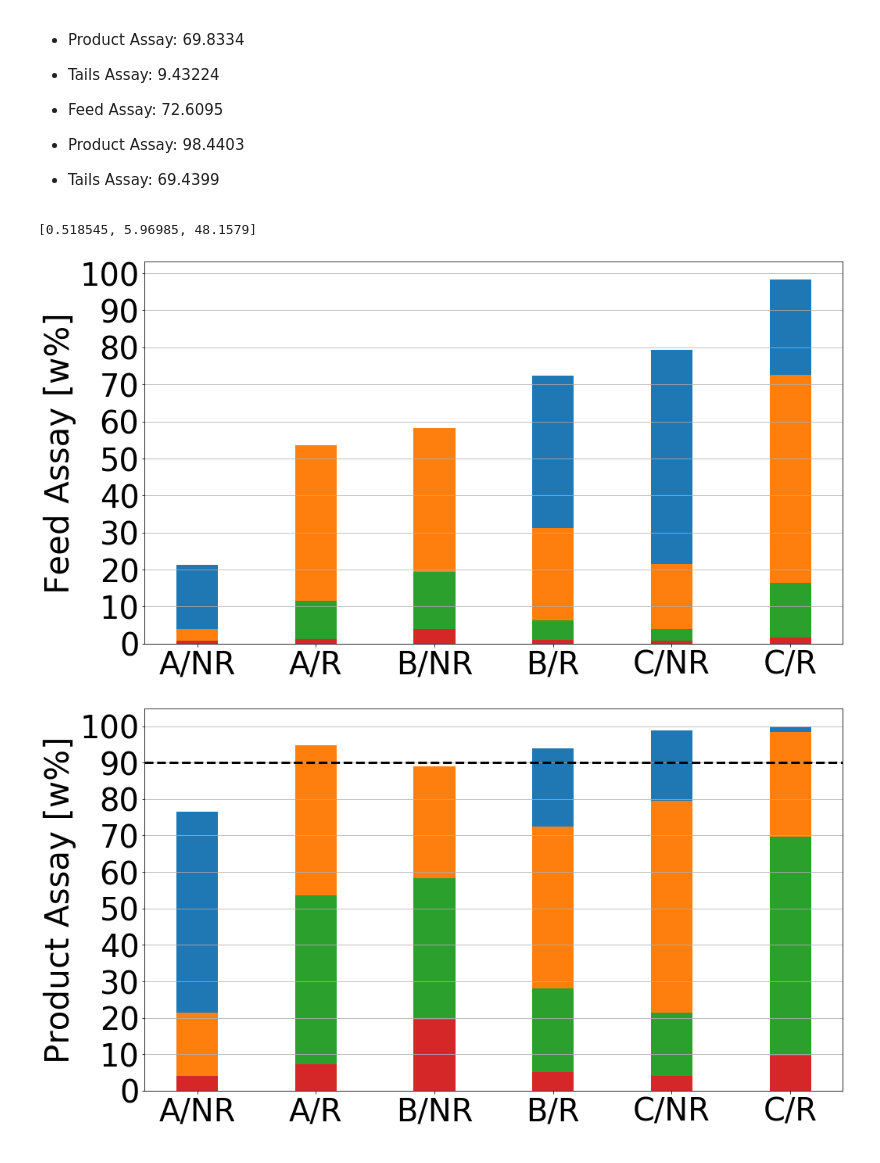
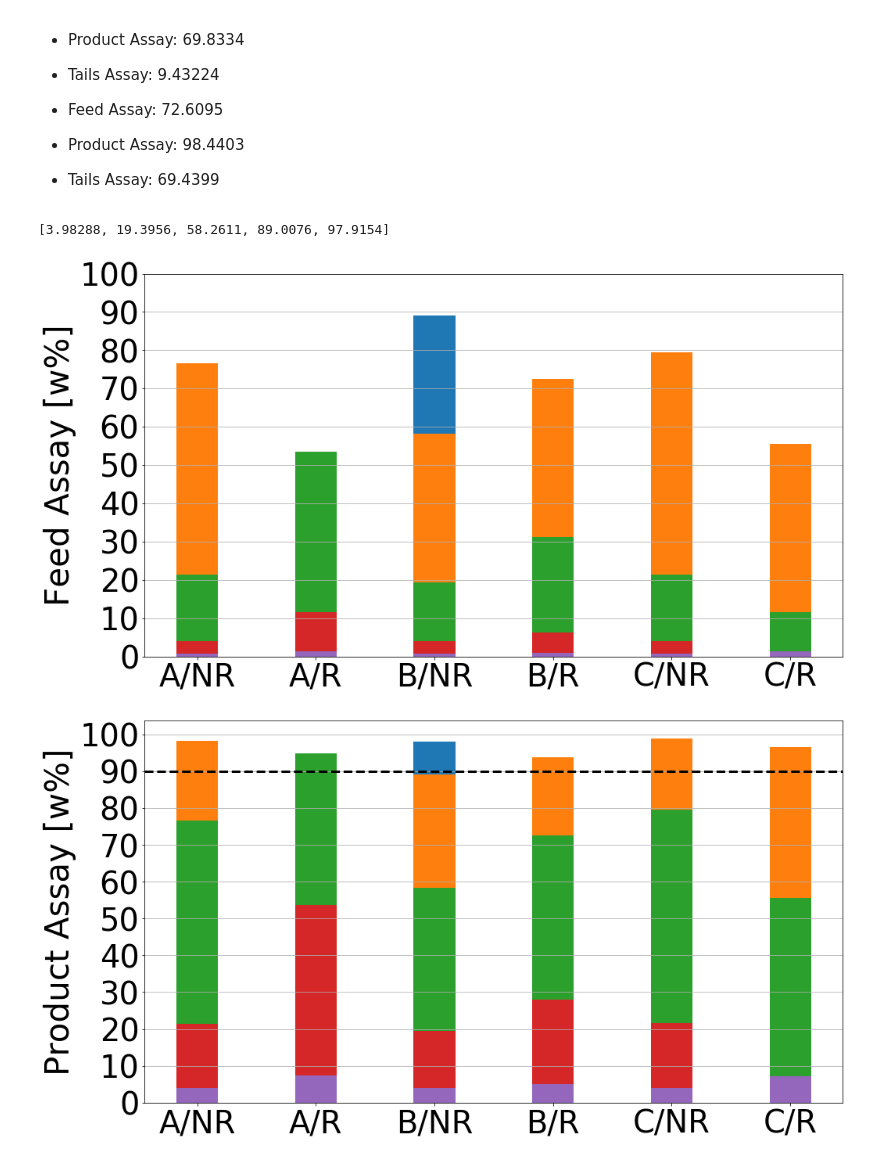
Before and after one commit to stompsjo/enrich_inmm, a Jupyter notebook: level_population.ipynb, the cells around one changed output. Saved outputs shown, nothing was run; the diff lists cells and outputs as text; code cells hidden in the pictures.

```diff
--- a/level_population.ipynb
+++ b/level_population.ipynb
@@ -137,7 +137,7 @@ virtual cut 0.11690896689588315
  * Tails Assay: 50.9015
 # %%
 #Case 2 no recycling
-feed_NR2, product_NR2, tail_NR2 = read_output("case_2/NR_raw_S3.log")
+feed_NR2, product_NR2, tail_NR2 = read_output("case_2/NR_raw_S4.log")
 
 print("Case 2 NR:\n")
 print("Feed Assays: ",feed_NR2)
@@ -173,9 +173,16 @@ T = tail_NR2[3]
 v_3 = (T-F)/(T-P)
 print("virtual cut", v_3)
 
-cut = [v_0, v_1, v_2, v_3]
+F = feed_NR2[4]
+P = product_NR2[4]
+T = tail_NR2[4]
 
-flow = mt.calc_feed_flows_no_back(4, 0, 1, cut)
+v_4 = (T-F)/(T-P)
+print("virtual cut", v_4)
+
+cut = [v_0, v_1, v_2, v_3, v_4]
+
+flow = mt.calc_feed_flows_no_back(5, 0, 1, cut)
 tot = np.sum(flow)
 cent_per_unit = 30/tot
 for flow_ in flow:
@@ -363,7 +372,7 @@ virtual cut 0.11691166119459244
  * Tails Assay: 80.2833
 # %%
 #Case 3 recycling
-feed_R3, product_R3, tail_R3 = read_output("case_3/R_raw_S3.log")
+feed_R3, product_R3, tail_R3 = read_output("case_3/R_raw_S2.log")
 
 print("Case 3 R:\n")
 print("Feed Assays: ",feed_R3)
@@ -390,9 +399,9 @@ T = tail_R3[-1]
 v = (T-F)/(T-P)
 print("virtual cut", v)
 
-cut = [v, v, v, v]
+cut = [v, v, v]
 
-flow = mt.calc_feed_flows(4, 0, 1, cut)
+flow = mt.calc_feed_flows(3, 0, 1, cut)
 tot = np.sum(flow)
 cent_per_unit = 30/tot
 for flow_ in flow:
@@ -438,14 +446,14 @@ t_ANR = tail_NR1[:-1]
 f_AR = feed_R1[:-1]
 p_AR = product_R1[:-1]
 t_AR = tail_R1[:-1]
-print(t_AR)
 
 #f_BNR = [0.71, 4.13, 20.6, 61.0]
 #p_BNR = [4.13, 20.6, 61.0, 90.4]
 #t_BNR = [0.29, 1.72, 9.56, 79.3]
-f_BNR = feed_NR2[1:]
-p_BNR = product_NR2[1:]
-t_BNR = tail_NR2[1:]
+f_BNR = feed_NR2[:]
+p_BNR = product_NR2[:]
+t_BNR = tail_NR2[:]
+print(p_BNR)
 
 #f_BR = [0.94, 6.84, 34.3, 75.8]
 #p_BR = [5.43, 30.7, 75.8, 95.0]
@@ -468,7 +476,7 @@ f_CR = feed_R3[:-1]
 p_CR = product_R3[:-1]
 t_CR = tail_R3[:-1]
 # %% [output]
-[0.518545, 5.96985, 48.1579]
+[3.98288, 19.3956, 58.2611, 89.0076, 97.9154]
 # %%
 import matplotlib.pyplot as plt
 import numpy as np
@@ -488,7 +496,7 @@ plt.figure(figsize=(16,9))
 
 f_lvls = []
 
-for i in range(4):
+for i in range(5):
     f_lvl = []
     if i < len(f_ANR):
         f_lvl.append(f_ANR[i])
@@ -527,6 +535,7 @@ width = 0.35       # the width of the bars: can also be len(x) sequence
 empty = (0,0,0,0,0,0)
 
 
+f_p5 = plt.bar(N, f_lvls[4], width)
 f_p4 = plt.bar(N, f_lvls[3], width)
 f_p3 = plt.bar(N, f_lvls[2], width )
 f_p2 = plt.bar(N, f_lvls[1], width )
@@ -544,7 +553,7 @@ plt.axes().yaxis.grid()
 plt.savefig("feed_assays.png", dpi=150)
 plt.show()
 # %% [output]
-[figure, old version]
+[figure, new version]
 # %%
 import matplotlib.pyplot as plt
 import numpy as np
@@ -565,7 +574,7 @@ plt.figure(figsize=(16,9))
 
 p_lvls = []
 
-for i in range(4):
+for i in range(5):
     p_lvl = []
     if i < len(p_ANR):
         p_lvl.append(p_ANR[i])
@@ -596,35 +605,35 @@ for i in range(4):
         p_lvl.append(p_CR[i])
     else:
         p_lvl.append(0)
     print
     p_lvls.append(tuple(p_lvl))
 
 N = np.arange(6)
 width = 0.35       # the width of the bars: can also be len(x) sequence
 empty = (0,0,0,0,0,0)
 
-
+p_p5 = plt.bar(N, p_lvls[4], width)
 p_p4 = plt.bar(N, p_lvls[3], width)
 p_p3 = plt.bar(N, p_lvls[2], width )
 p_p2 = plt.bar(N, p_lvls[1], width )
 p_p1 = plt.bar(N, p_lvls[0], width)
 
 
 
 plt.ylabel('Product Assay [w%]')
 #plt.title('Scores by group and gender')
 plt.xticks(N, ('A/NR', 'A/R', 'B/NR', 'B/R', 'C/NR', 'C/R'))
 plt.yticks(np.arange(0, 110, 10))
 #plt.legend((p1[0], p2[0], p3[0], p4[0]), ('lvl 1', 'lvl 2', 'lvl 3', 'lvl 4'))
 #plt.gridy()
 plt.axes().yaxis.grid()
 plt.axhline(y=90, linestyle="--", linewidth=3, color='black' )
 
 
 plt.savefig("product_assays.png", dpi=150)
 plt.show()
 # %% [output]
-[figure, old version]
+[figure, new version]
 # %%
 import matplotlib.pyplot as plt
 import numpy as np
```
Also changed, not shown: parts of 6 cells of this notebook, 4 other files.
